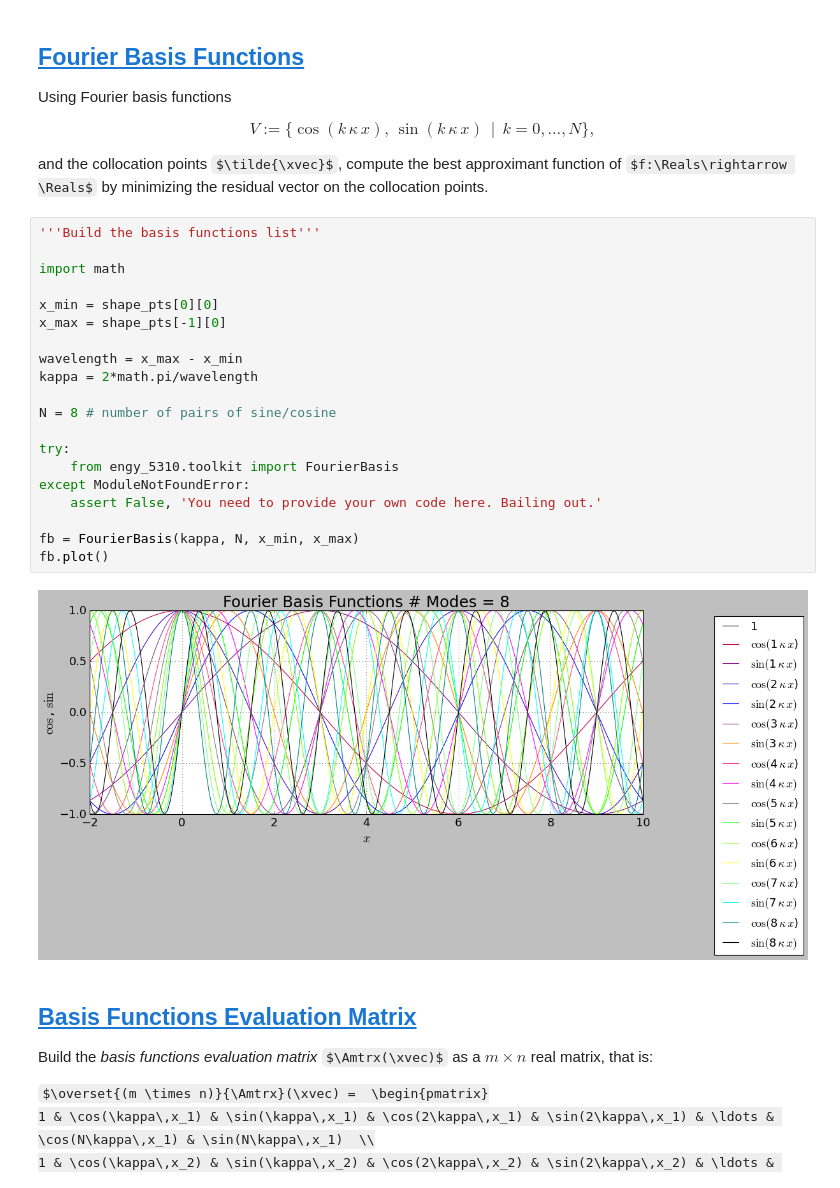
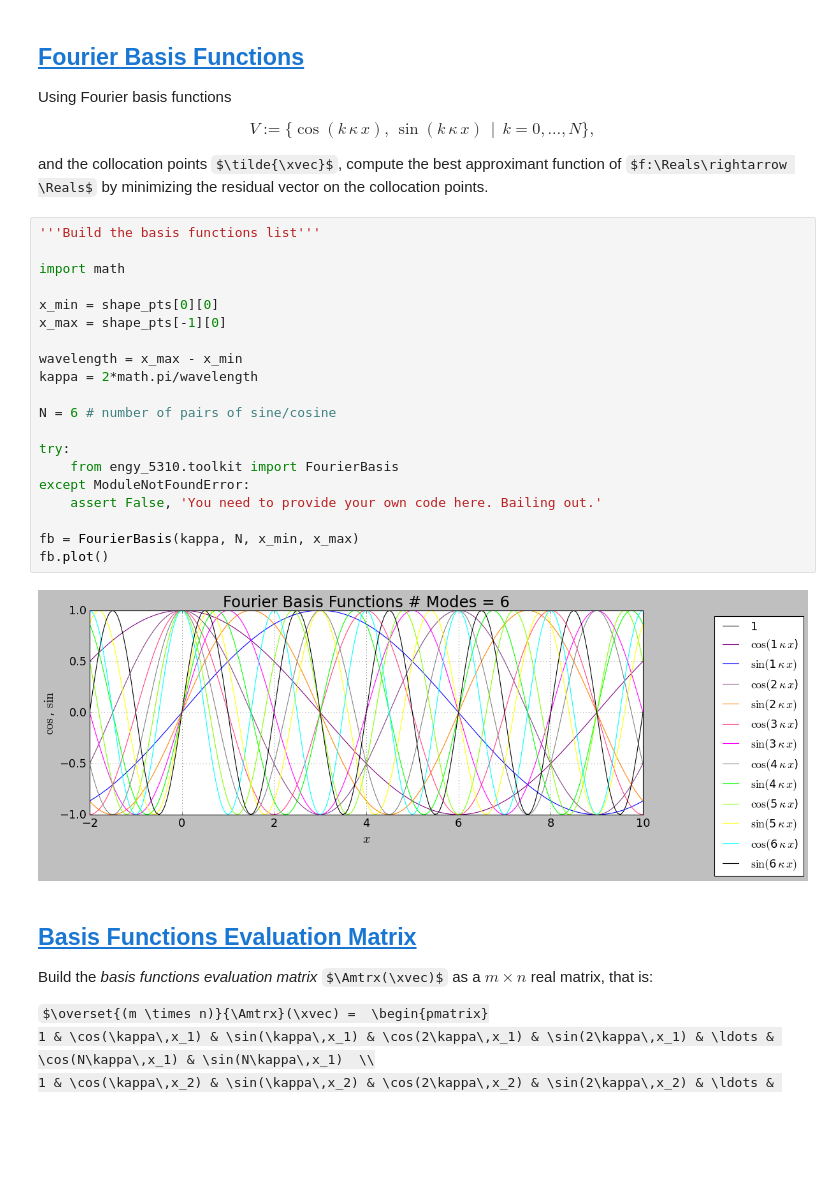
Before and after one commit to dpploy/engy-5330, a Jupyter notebook: notebooks/02-fourier-lsq-residual.ipynb, the cells around one changed output. Drawn from its saved outputs; the diff is of its cells as text; some formulas as TeX source; blank space fills up the shorter version.

```diff
--- a/notebooks/02-fourier-lsq-residual.ipynb
+++ b/notebooks/02-fourier-lsq-residual.ipynb
@@ -93,25 +106,25 @@ and the collocation points $\tilde{\xvec}$, compute the best approximant functio
 # %%
 '''Build the basis functions list'''
 
 import math
 
 x_min = shape_pts[0][0]
 x_max = shape_pts[-1][0]
 
 wavelength = x_max - x_min
 kappa = 2*math.pi/wavelength
 
-N = 8 # number of pairs of sine/cosine
+N = 6 # number of pairs of sine/cosine
 
 try:
     from engy_5310.toolkit import FourierBasis
 except ModuleNotFoundError:
     assert False, 'You need to provide your own code here. Bailing out.'
 
 fb = FourierBasis(kappa, N, x_min, x_max)
 fb.plot()
 # %% [output]
-[figure, old version]
+[figure, new version]
 # %% [markdown]
 ## [Basis Functions Evaluation Matrix](#toc)<a id="eval-matrix"></a>
 
```
Also changed, not shown: parts of 49 cells of this notebook, 1 other file.
